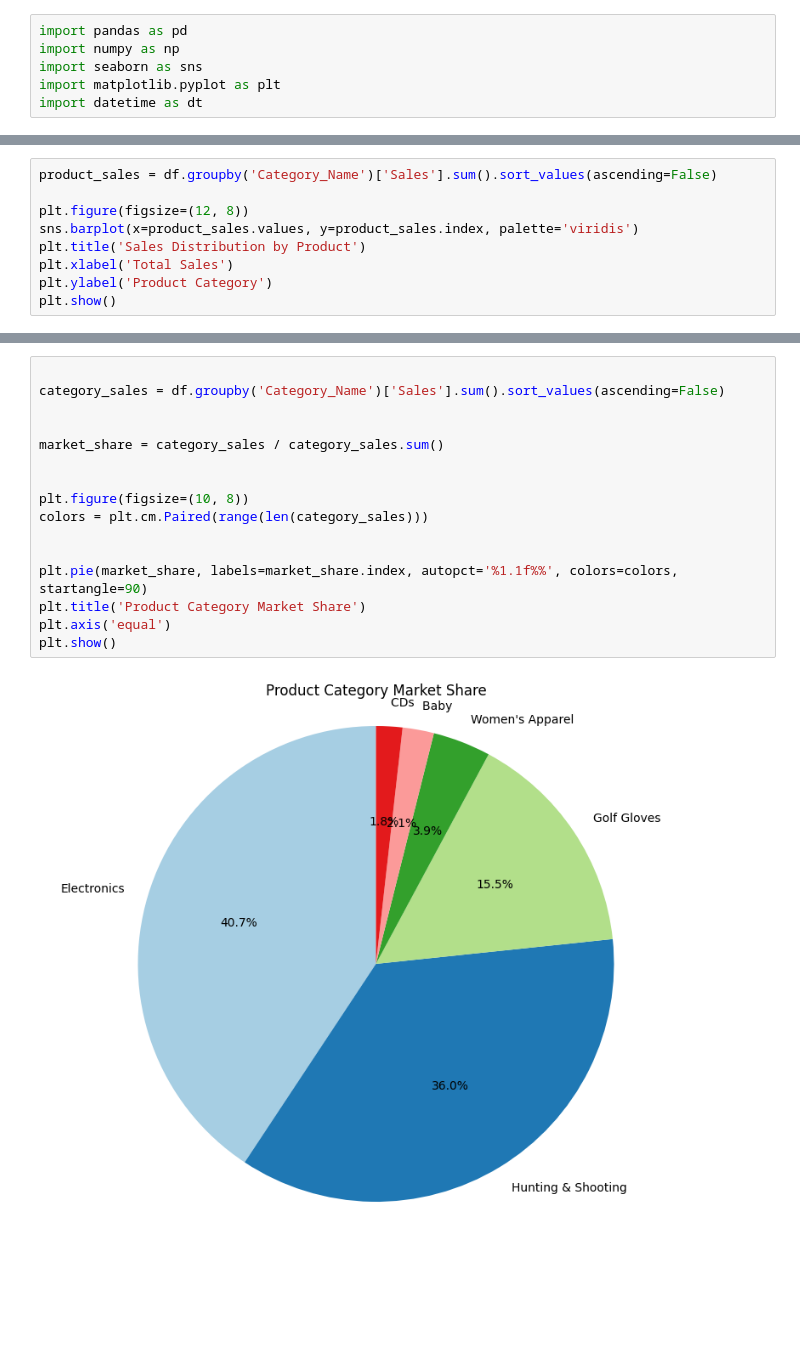
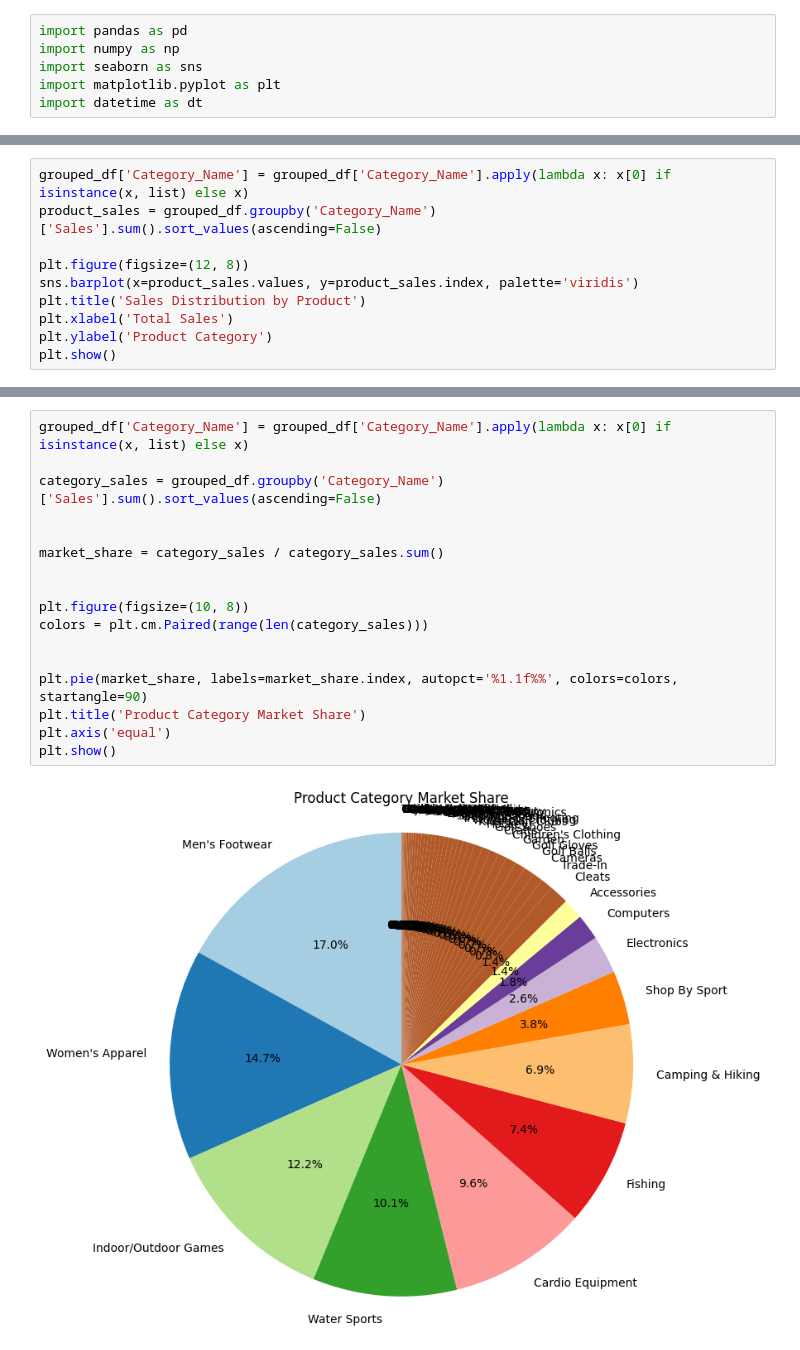
Before and after one commit to CCNY-Analytics-and-Quant/Branly_BAF23, a Jupyter notebook: Final Project.ipynb, the cells around one changed output, grey strips where cells are left out. Saved outputs shown, nothing was run; the diff lists cells and outputs as text; blank space fills up the shorter version.

```diff
--- a/Final Project.ipynb
+++ b/Final Project.ipynb
@@ -26,5 +28,6 @@ plt.show()
 # %%
-product_sales = df.groupby('Category_Name')['Sales'].sum().sort_values(ascending=False)
+grouped_df['Category_Name'] = grouped_df['Category_Name'].apply(lambda x: x[0] if isinstance(x, list) else x)
+product_sales = grouped_df.groupby('Category_Name')['Sales'].sum().sort_values(ascending=False)
 
 plt.figure(figsize=(12, 8))
 sns.barplot(x=product_sales.values, y=product_sales.index, palette='viridis')
@@ -170,23 +154,24 @@ plt.show()
 # %% [output]
 [figure]
 # %%
+grouped_df['Category_Name'] = grouped_df['Category_Name'].apply(lambda x: x[0] if isinstance(x, list) else x)
 
-category_sales = df.groupby('Category_Name')['Sales'].sum().sort_values(ascending=False)
+category_sales = grouped_df.groupby('Category_Name')['Sales'].sum().sort_values(ascending=False)
 
 
 market_share = category_sales / category_sales.sum()
 
 
 plt.figure(figsize=(10, 8))
 colors = plt.cm.Paired(range(len(category_sales)))
 
 
 plt.pie(market_share, labels=market_share.index, autopct='%1.1f%%', colors=colors, startangle=90)
 plt.title('Product Category Market Share')
 plt.axis('equal')
 plt.show()
 # %% [output]
-[figure, old version]
+[figure, new version]
 # %%
 
 df6 = pd.read_csv("/Users/branly/Desktop/Python Project/AOV2.csv")
```
Also changed, not shown: parts of 12 cells of this notebook.
